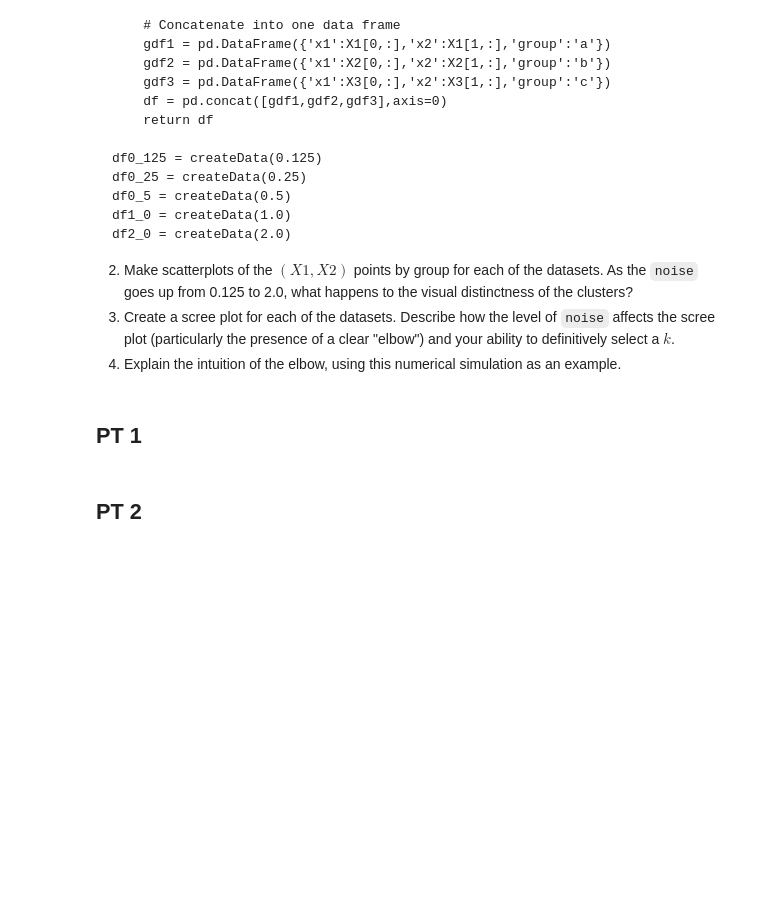
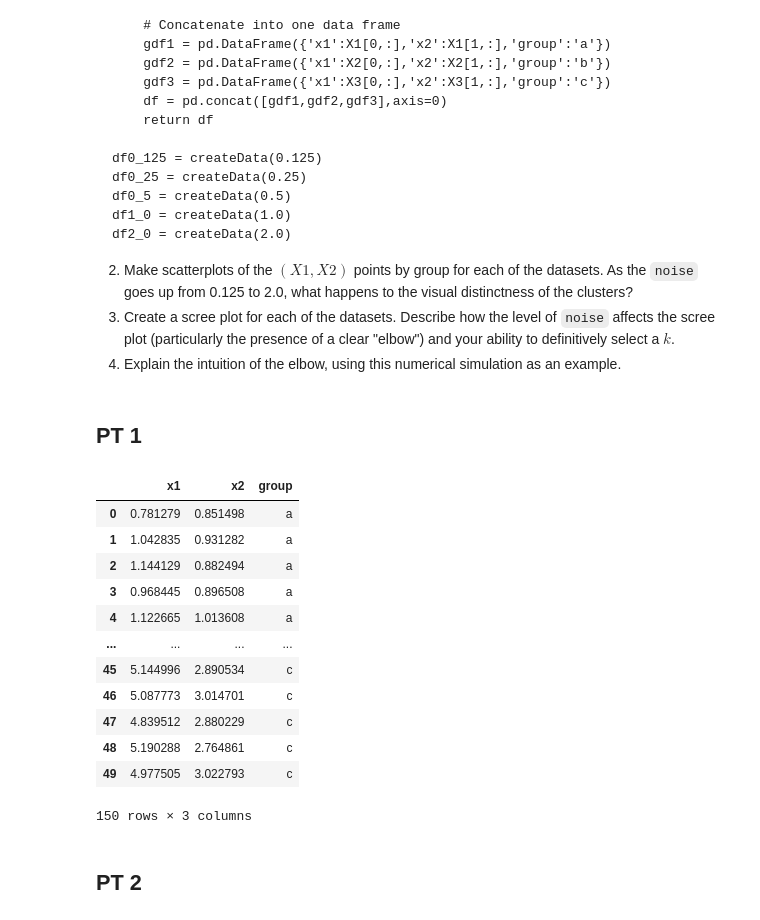
Before and after one commit to rvt9bx/DS3001kmc, a Jupyter notebook: assignment_kmc.ipynb, the cells around one changed output. Cells and saved outputs as stored; diff of their text form; code cells hidden in the pictures; blank space fills up the shorter version.

```diff
--- a/assignment_kmc.ipynb
+++ b/assignment_kmc.ipynb
@@ -201,6 +225,22 @@ df0_25 = createData(0.25)
 df0_5 = createData(0.5)
 df1_0 = createData(1.0)
 df2_0 = createData(2.0)
+# %%
+df0_125
+# %% [output]
+|  | x1 | x2 | group |
+| 0 | 0.781279 | 0.851498 | a |
+| 1 | 1.042835 | 0.931282 | a |
+| 2 | 1.144129 | 0.882494 | a |
+| 3 | 0.968445 | 0.896508 | a |
+| 4 | 1.122665 | 1.013608 | a |
+| ... | ... | ... | ... |
+| 45 | 5.144996 | 2.890534 | c |
+| 46 | 5.087773 | 3.014701 | c |
+| 47 | 4.839512 | 2.880229 | c |
+| 48 | 5.190288 | 2.764861 | c |
+| 49 | 4.977505 | 3.022793 | c |
+150 rows × 3 columns
 # %% [markdown]
 ## PT 2
 # %%
```
Also changed, not shown: parts of 14 cells of this notebook.
